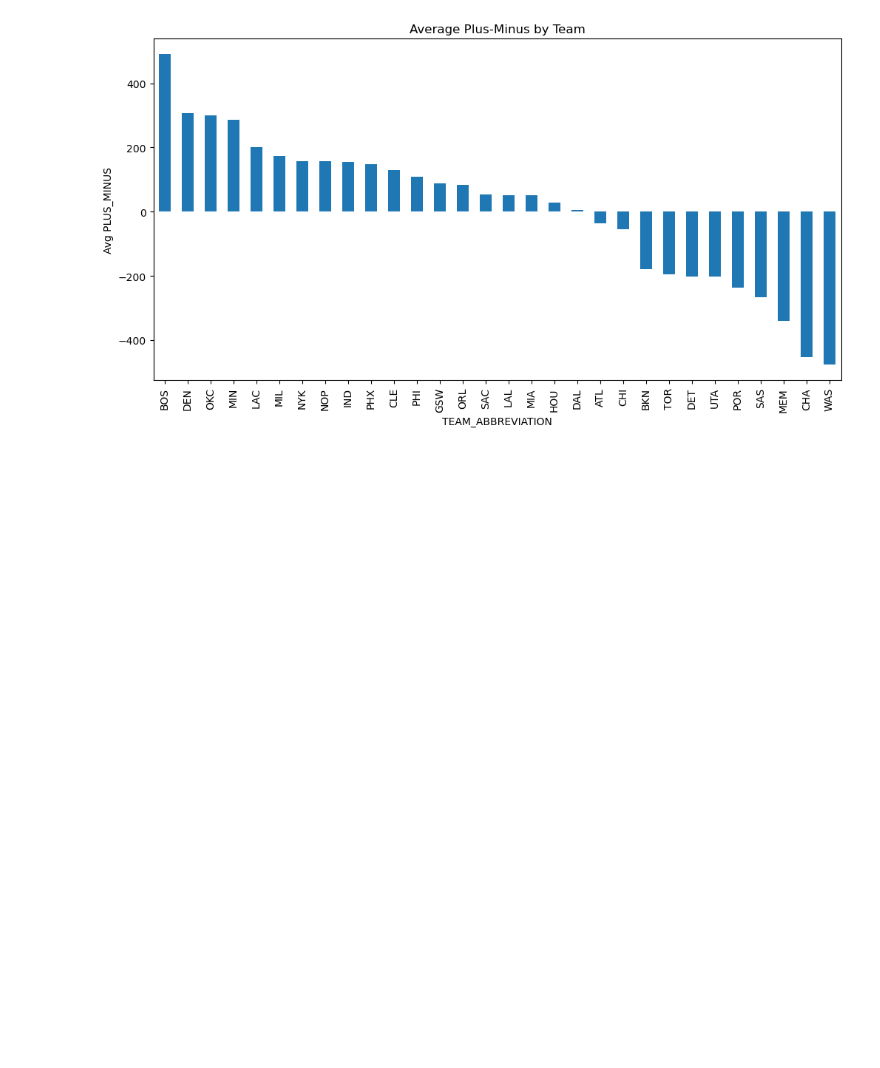
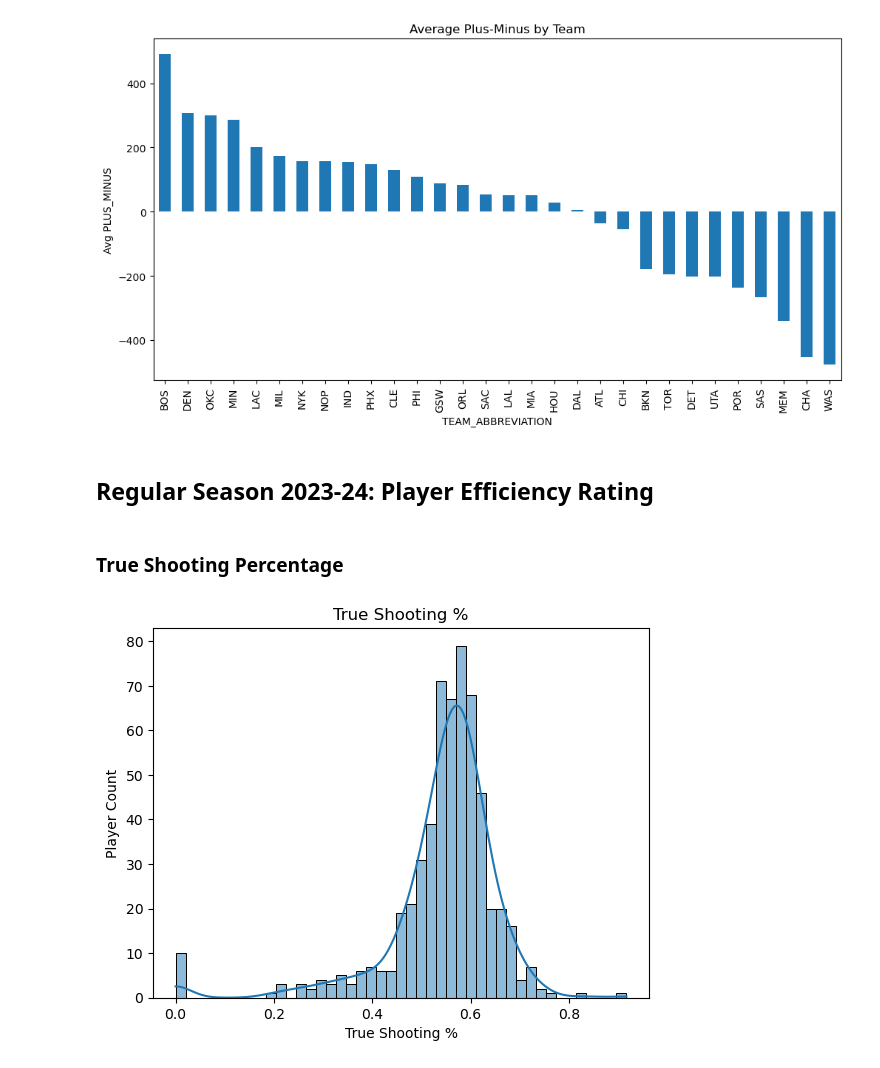
Before and after one commit to listeven06/NBA_MVP, a Jupyter notebook: nba_mvp.ipynb, the cells around one changed output. Saved outputs shown, nothing was run; the diff lists cells and outputs as text; code cells hidden in the pictures; blank space fills up the shorter version.

Commit message:
Started on loooking at true shooting percentage

```diff
--- a/nba_mvp.ipynb
+++ b/nba_mvp.ipynb
@@ -15,7 +15,7 @@ import seaborn as sns
 # %% [markdown]
 ### Read In Data
 # %%
-# Basic stats for the 2023-24 regular season
+# Basic stats for the 2023-24 regular season (Total)
 base_player_stats_total = leaguedashplayerstats.LeagueDashPlayerStats(
     season='2023-24',
     season_type_all_star='Regular Season',
@@ -23,6 +23,7 @@ base_player_stats_total = leaguedashplayerstats.LeagueDashPlayerStats(
     per_mode_detailed = 'Totals'
 )
 
+# Basic stats for the 2023-24 regular season (Per Game)
 base_player_stats_per_game = leaguedashplayerstats.LeagueDashPlayerStats(
     season='2023-24',
     season_type_all_star='Regular Season',
@@ -30,10 +31,28 @@ base_player_stats_per_game = leaguedashplayerstats.LeagueDashPlayerStats(
     per_mode_detailed = 'PerGame'
 )
 
+# Advanced stats for the 2023-24 regular season (Total)
+advanced_player_stats_total = leaguedashplayerstats.LeagueDashPlayerStats(
+    season='2023-24',
+    season_type_all_star='Regular Season',
+    measure_type_detailed_defense='Advanced',
+    per_mode_detailed = 'Totals'
+)
+
+# Advanced stats for the 2023-24 regular season (Per Game)
+advanced_player_stats_per_game = leaguedashplayerstats.LeagueDashPlayerStats(
+    season='2023-24',
+    season_type_all_star='Regular Season',
+    measure_type_detailed_defense='Advanced',
+    per_mode_detailed = 'PerGame'
+)
+
 # Convert the class: LeagueDashPlayerStats [A wrapper for the API response] to a list of pandas DataFrames
 # and extract only the actual table we need
 base_player_stats_total_df = base_player_stats_total.get_data_frames()[0]
 base_player_stats_per_game_df = base_player_stats_per_game.get_data_frames()[0]
+advanced_player_stats_total_df = advanced_player_stats_total.get_data_frames()[0]
+advanced_player_stats_per_game_df = advanced_player_stats_per_game.get_data_frames()[0]
 # %%
 # Apply Minimum Requirements to be eligible for end of season MVP Award
 base_player_stats_total_df = base_player_stats_total_df[base_player_stats_total_df['GP'] > 64]
@@ -179,3 +198,15 @@ plt.ylabel('Avg PLUS_MINUS')
 plt.show()
 # %% [output]
 [figure]
+# %% [markdown]
+## Regular Season 2023-24: Player Efficiency Rating
+# %% [markdown]
+### True Shooting Percentage
+# %%
+sns.histplot(data=advanced_player_stats_total_df['TS_PCT'], kde=True)
+plt.title('True Shooting %')
+plt.xlabel('True Shooting %')
+plt.ylabel('Player Count')
+plt.show()
+# %% [output]
+[figure, added]
```
